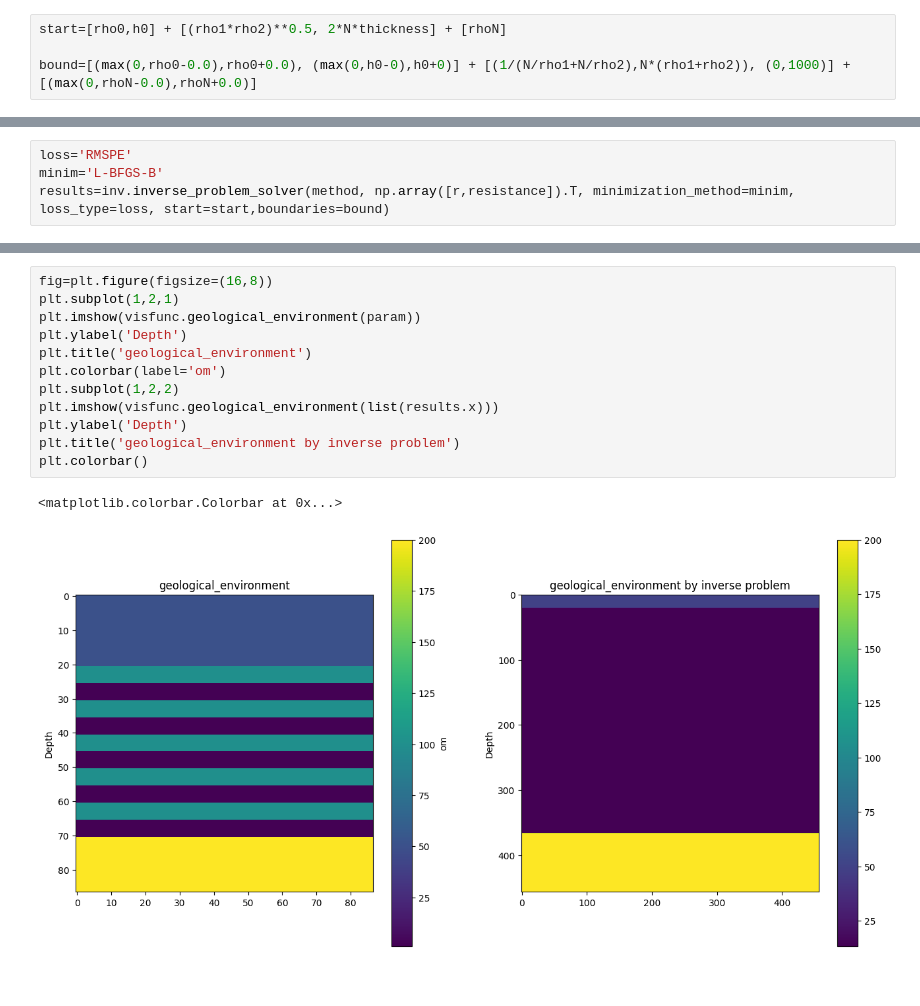
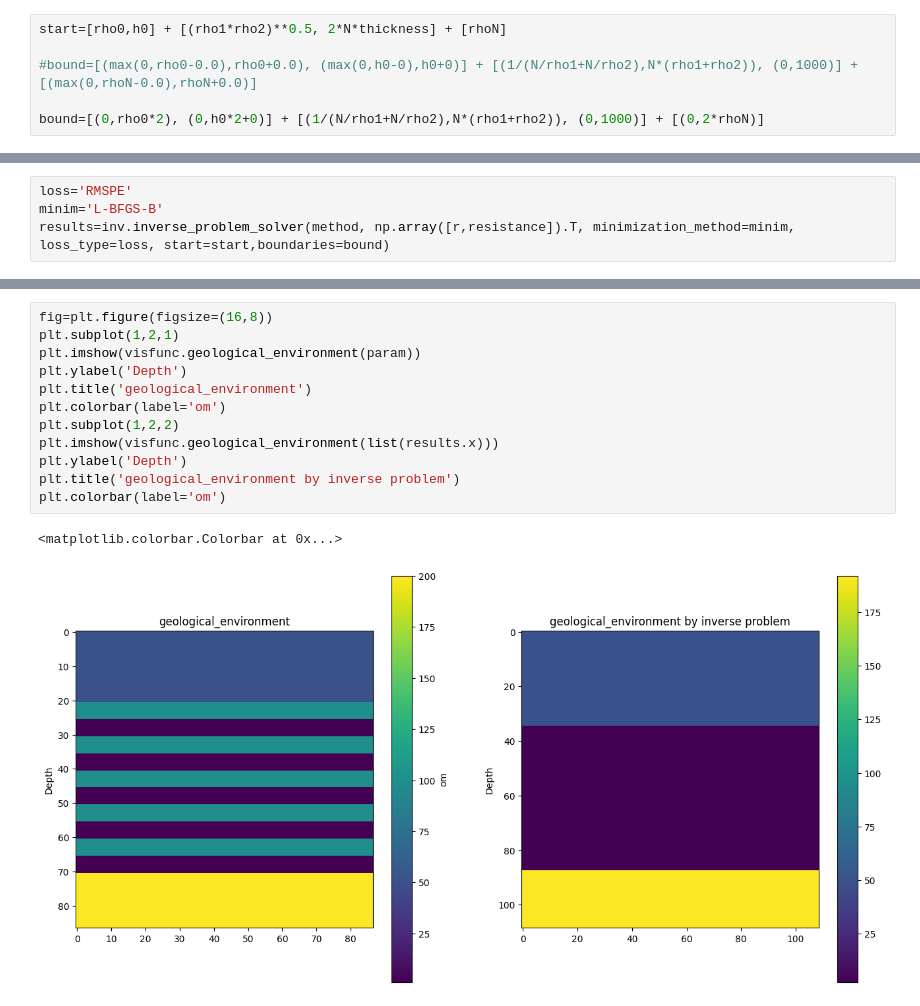
Before and after one commit to arty0mkha/electrical-prospecting, a Jupyter notebook: visualization_1.0.ipynb, the cells around one changed output, grey strips where cells are left out. Cells and saved outputs as stored; diff of their text form.

```diff
--- a/visualization_1.0.ipynb
+++ b/visualization_1.0.ipynb
@@ -23,7 +23,9 @@ for r_i in r:
 # %%
 start=[rho0,h0] + [(rho1*rho2)**0.5, 2*N*thickness] + [rhoN]
 
-bound=[(max(0,rho0-0.0),rho0+0.0), (max(0,h0-0),h0+0)] + [(1/(N/rho1+N/rho2),N*(rho1+rho2)), (0,1000)] + [(max(0,rhoN-0.0),rhoN+0.0)]
+#bound=[(max(0,rho0-0.0),rho0+0.0), (max(0,h0-0),h0+0)] + [(1/(N/rho1+N/rho2),N*(rho1+rho2)), (0,1000)] + [(max(0,rhoN-0.0),rhoN+0.0)]
+
+bound=[(0,rho0*2), (0,h0*2+0)] + [(1/(N/rho1+N/rho2),N*(rho1+rho2)), (0,1000)] + [(0,2*rhoN)]
 # %%
 bound
 # %% [output]
@@ -75,15 +77,15 @@ plt.legend()
 # %%
 fig=plt.figure(figsize=(16,8))
 plt.subplot(1,2,1)
 plt.imshow(visfunc.geological_environment(param))
 plt.ylabel('Depth')
 plt.title('geological_environment')
 plt.colorbar(label='om')
 plt.subplot(1,2,2)
 plt.imshow(visfunc.geological_environment(list(results.x)))
 plt.ylabel('Depth')
 plt.title('geological_environment by inverse problem')
-plt.colorbar()
+plt.colorbar(label='om')
 # %% [output]
 <matplotlib.colorbar.Colorbar at 0x...>
-[figure, old version]
+[figure, new version]
```
Also changed, not shown: parts of 4 cells of this notebook, 2 other files.
